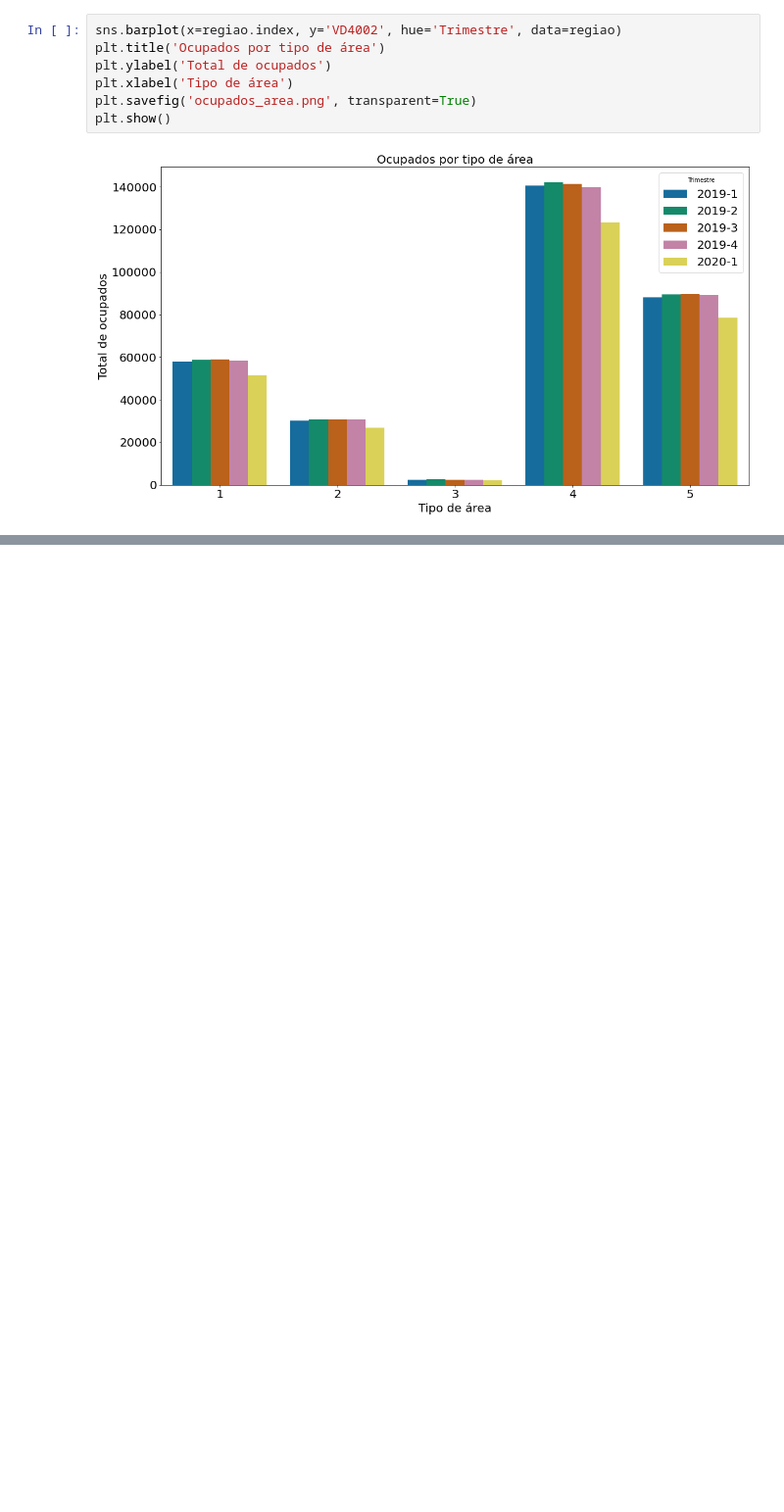
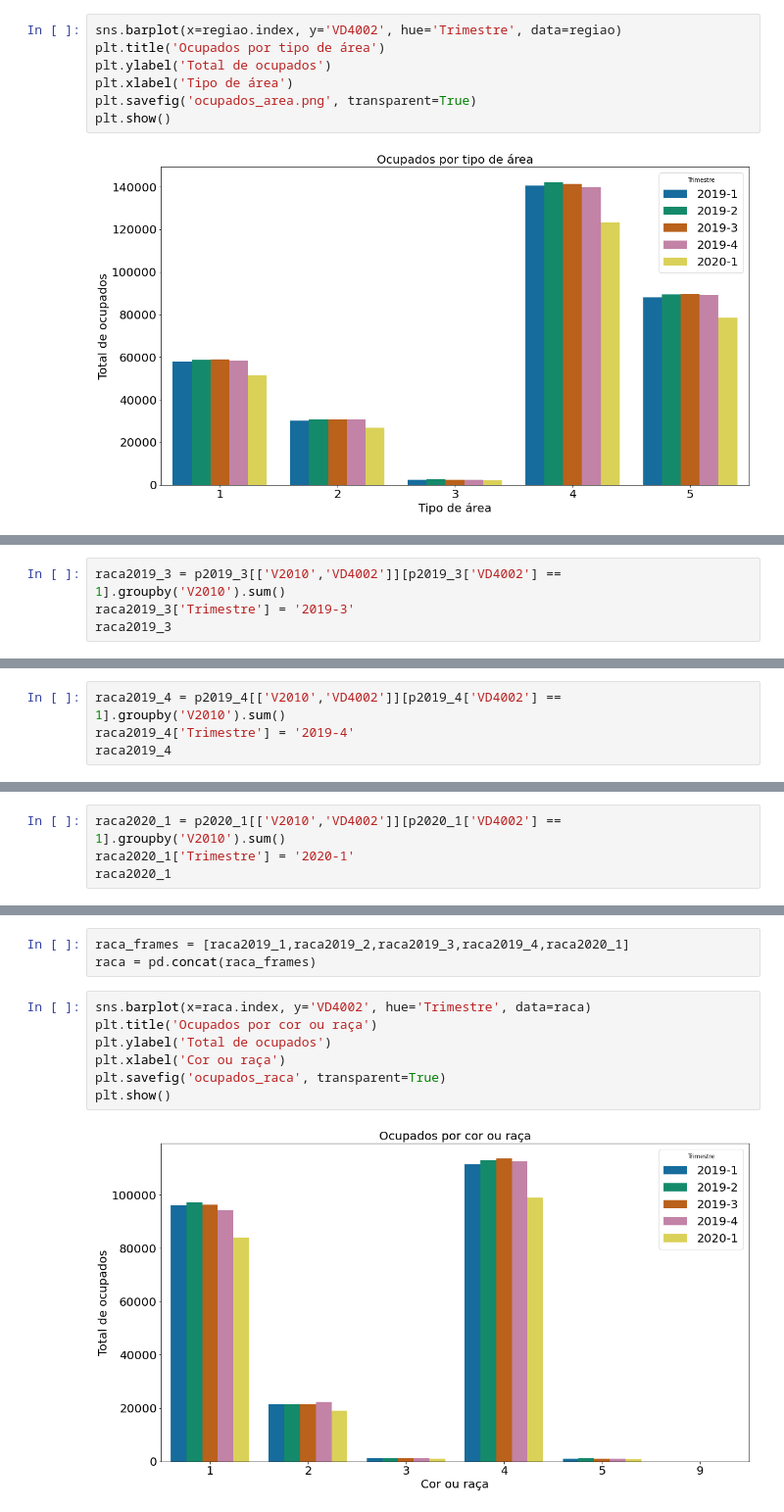
Before and after one commit to martimallow/CovidDataAnalytics, a Jupyter notebook: #6.ipynb, the cells around one changed output, grey strips where cells are left out. Shown at 98% size. Cells and saved outputs as stored; diff of their text form; blank space fills up the shorter version.

Commit message:
Ocupados por raça ou cor

```diff
--- a/#6.ipynb
+++ b/#6.ipynb
@@ -320,0 +341,4 @@ plt.show()
+# %%
+raca2019_3 = p2019_3[['V2010','VD4002']][p2019_3['VD4002'] == 1].groupby('V2010').sum()
+raca2019_3['Trimestre'] = '2019-3'
+raca2019_3
@@ -320,0 +354,4 @@ plt.show()
+# %%
+raca2019_4 = p2019_4[['V2010','VD4002']][p2019_4['VD4002'] == 1].groupby('V2010').sum()
+raca2019_4['Trimestre'] = '2019-4'
+raca2019_4
@@ -320,0 +367,4 @@ plt.show()
+# %%
+raca2020_1 = p2020_1[['V2010','VD4002']][p2020_1['VD4002'] == 1].groupby('V2010').sum()
+raca2020_1['Trimestre'] = '2020-1'
+raca2020_1
@@ -320,0 +380,12 @@ plt.show()
+# %%
+raca_frames = [raca2019_1,raca2019_2,raca2019_3,raca2019_4,raca2020_1]
+raca = pd.concat(raca_frames)
+# %%
+sns.barplot(x=raca.index, y='VD4002', hue='Trimestre', data=raca)
+plt.title('Ocupados por cor ou raça')
+plt.ylabel('Total de ocupados')
+plt.xlabel('Cor ou raça')
+plt.savefig('ocupados_raca', transparent=True)
+plt.show()
+# %% [output]
+[figure, added]
```
Also changed, not shown: parts of 12 cells of this notebook.
